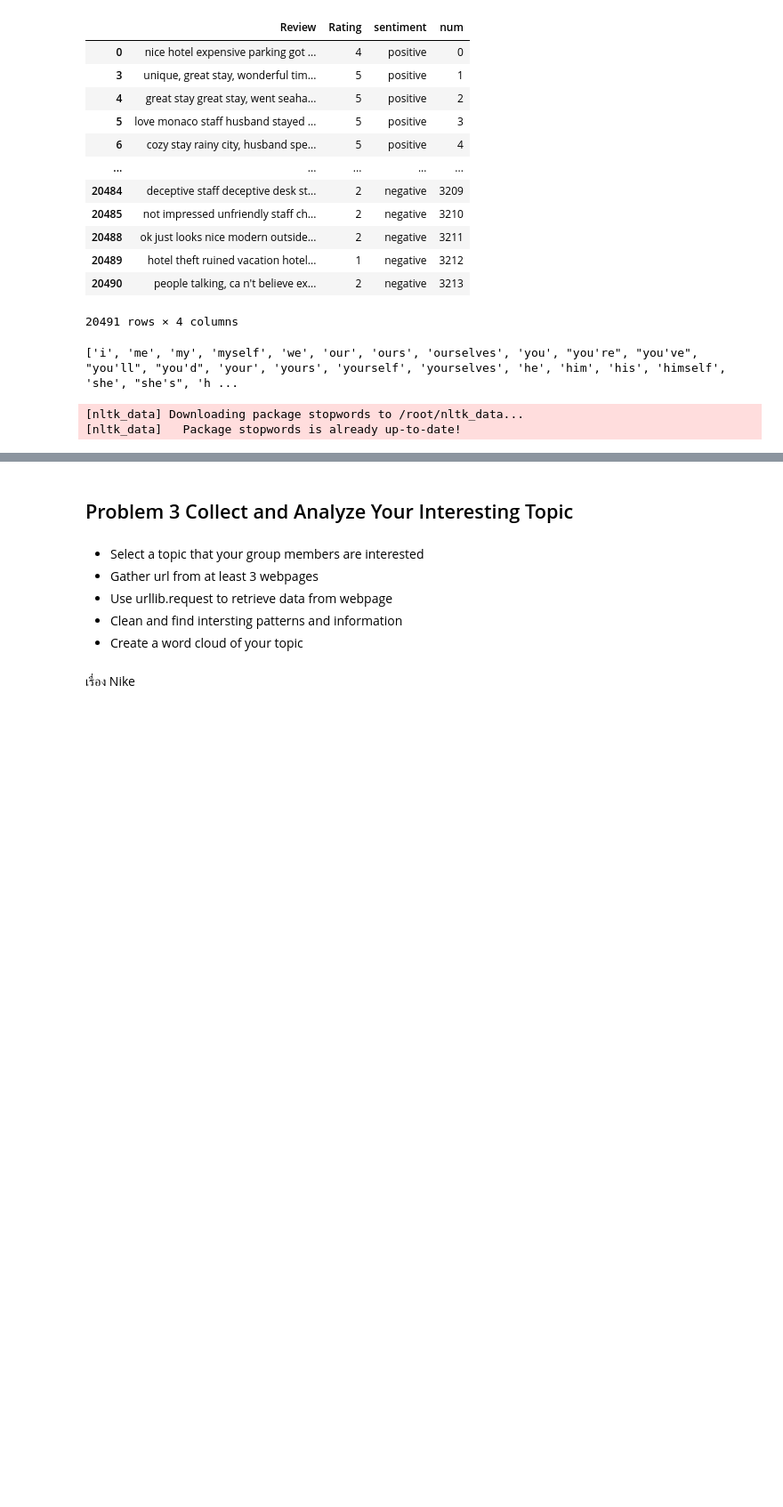
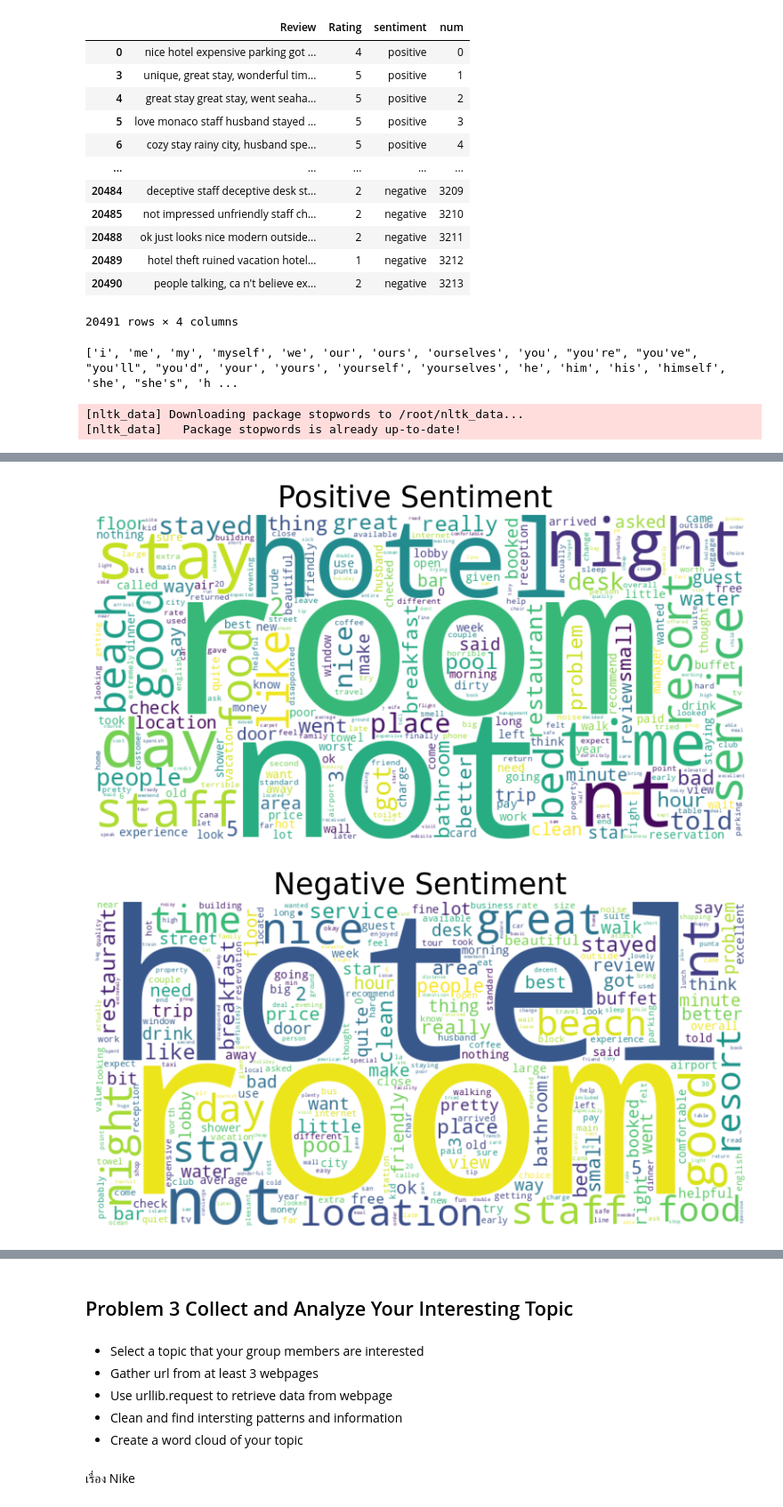
Before and after one commit to Ratchadakorn26/Data-Warehouse-and-Big-Data-Analytics-66, a Jupyter notebook: Project1_66.ipynb, the cells around one changed output, grey strips where cells are left out. Shown at 89% size. Saved outputs shown, nothing was run; the diff lists cells and outputs as text; code cells hidden in the pictures; blank space fills up the shorter version.

```diff
--- a/Project1_66.ipynb
+++ b/Project1_66.ipynb
@@ -470,0 +461,15 @@ generate_word_cloud(freq_NG, 'Neutral Sentiment Word Cloud')
+# %%
+# create some data visualization for the analysis and your presentation
+def generate_word_cloud(freq_dist, title):
+    wordcloud = WordCloud(width=800, height=400, background_color='white',max_words=300).generate_from_frequencies(freq_dist)
+    plt.figure(figsize=(10, 5))
+    plt.imshow(wordcloud, interpolation='hamming')
+    plt.title(title,fontsize=25)
+    plt.axis('off')
+    plt.show()
+generate_word_cloud(freq_P, 'Positive Sentiment ')
+generate_word_cloud(freq_NR, 'Negative Sentiment')
+generate_word_cloud(freq_NG, 'Neural Sentiment')
+# %% [output]
+[figure, added]
+[figure, added]
```
Also changed, not shown: parts of 29 cells of this notebook.
